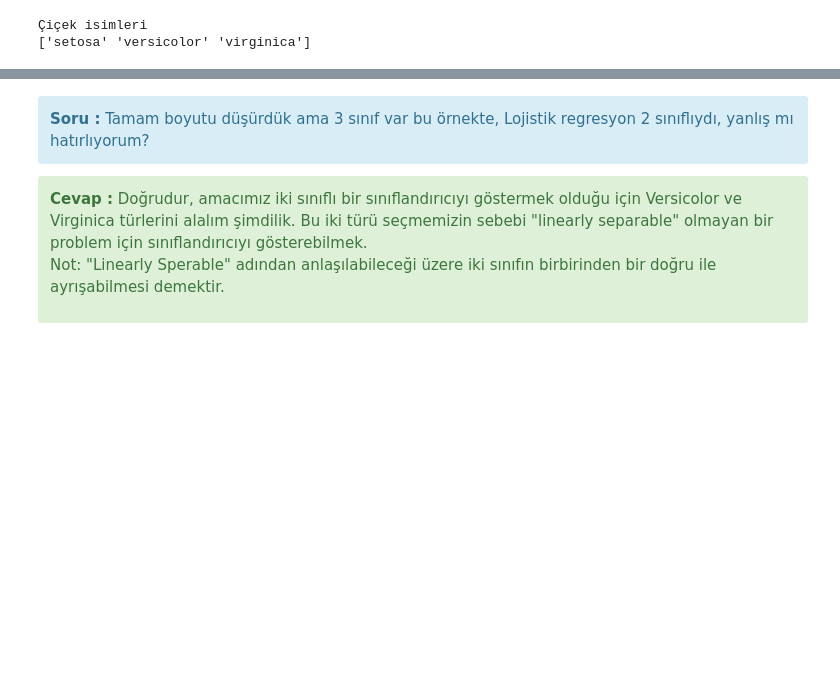
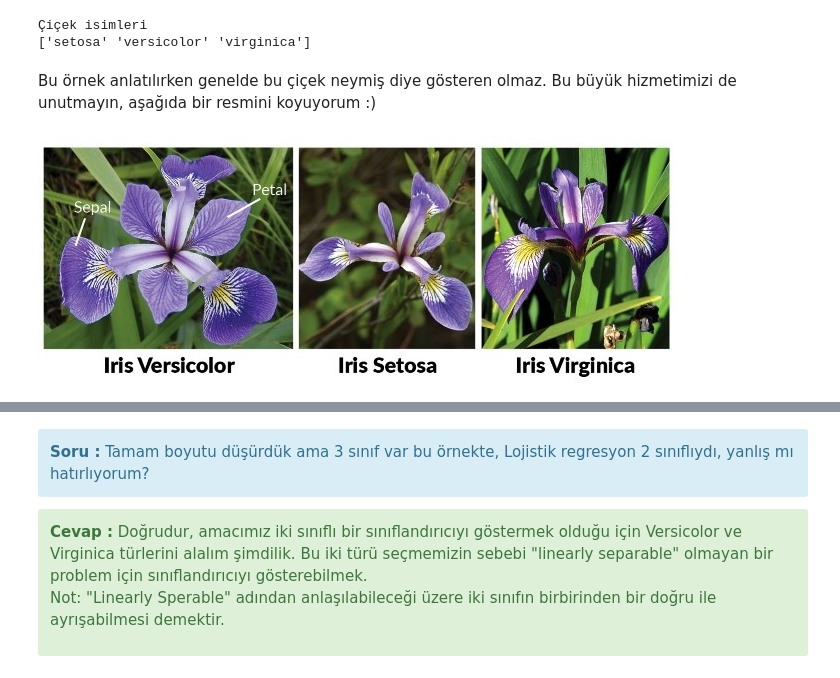
Before and after one commit to azrayildirim/datafloyd_examples, a Jupyter notebook: LogReg/LogReg_Tr.ipynb, the cells around one changed output, grey strips where cells are left out. Saved outputs shown, nothing was run; the diff lists cells and outputs as text; code cells hidden in the pictures; blank space fills up the shorter version.

```diff
--- a/LogReg/LogReg_Tr.ipynb
+++ b/LogReg/LogReg_Tr.ipynb
@@ -125,4 +128,10 @@ print(iris["target_names"])
 # %% [output]
 Çiçek isimleri
 ['setosa' 'versicolor' 'virginica']
+# %% [markdown]
+Bu örnek anlatılırken genelde bu çiçek neymiş diye gösteren olmaz. Bu büyük hizmetimizi de unutmayın, aşağıda bir resmini koyuyorum :)
+# %%
+Image(filename='svv.jpg')
+# %% [output]
+[figure, added]
 # %% [markdown]
```
Also changed, not shown: parts of 3 cells of this notebook, 1 other file.
